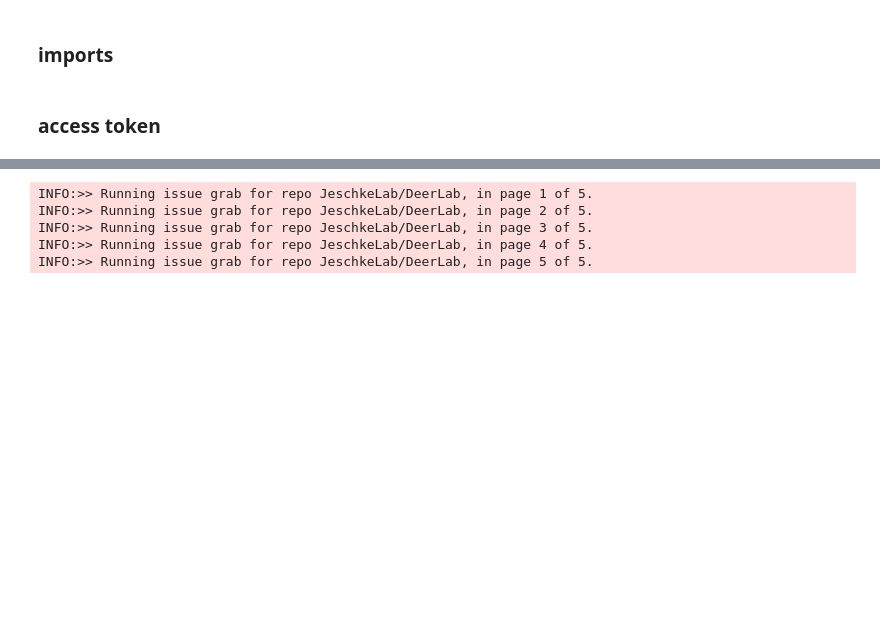
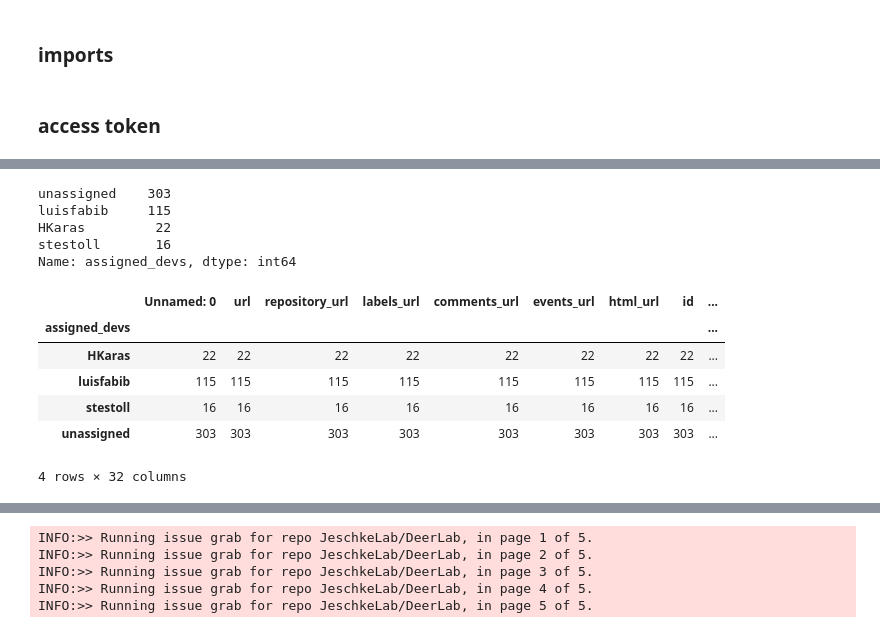
Before and after one commit to FlicAnderson/RSE-personas, a Jupyter notebook: githubanalysis/notebooks/Dev_Assignment.ipynb, the cells around one changed output, grey strips where cells are left out. Saved outputs shown, nothing was run; the diff lists cells and outputs as text; code cells hidden in the pictures; blank space fills up the shorter version.

```diff
--- a/githubanalysis/notebooks/Dev_Assignment.ipynb
+++ b/githubanalysis/notebooks/Dev_Assignment.ipynb
@@ -41,0 +103,20 @@ headers = {f"Authorization: Bearer {gh_token}"}
+# %%
+# this works now due to the literal_eval apply via SO: https://stackoverflow.com/a/63589387
+exploded_devs['assigned_devs'].value_counts(dropna=False)
+# %% [output]
+unassigned    303
+luisfabib     115
+HKaras         22
+stestoll       16
+Name: assigned_devs, dtype: int64
+# %%
+# corroboration of those assignments
+exploded_devs.groupby('assigned_devs').count()
+# %% [output]
+|  | Unnamed: 0 | url | repository_url | labels_url | comments_url | events_url | html_url | id | ... |
+| assigned_devs |  |  |  |  |  |  |  |  | ... |
+| HKaras | 22 | 22 | 22 | 22 | 22 | 22 | 22 | 22 | ... |
+| luisfabib | 115 | 115 | 115 | 115 | 115 | 115 | 115 | 115 | ... |
+| stestoll | 16 | 16 | 16 | 16 | 16 | 16 | 16 | 16 | ... |
+| unassigned | 303 | 303 | 303 | 303 | 303 | 303 | 303 | 303 | ... |
+4 rows × 32 columns
```
Also changed, not shown: parts of 42 cells of this notebook.
